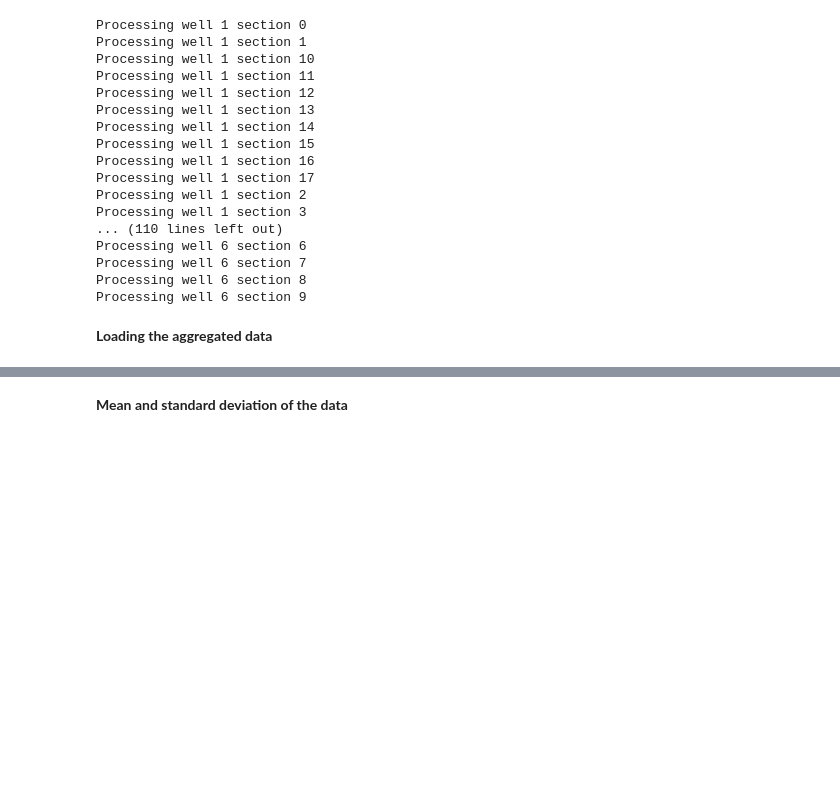
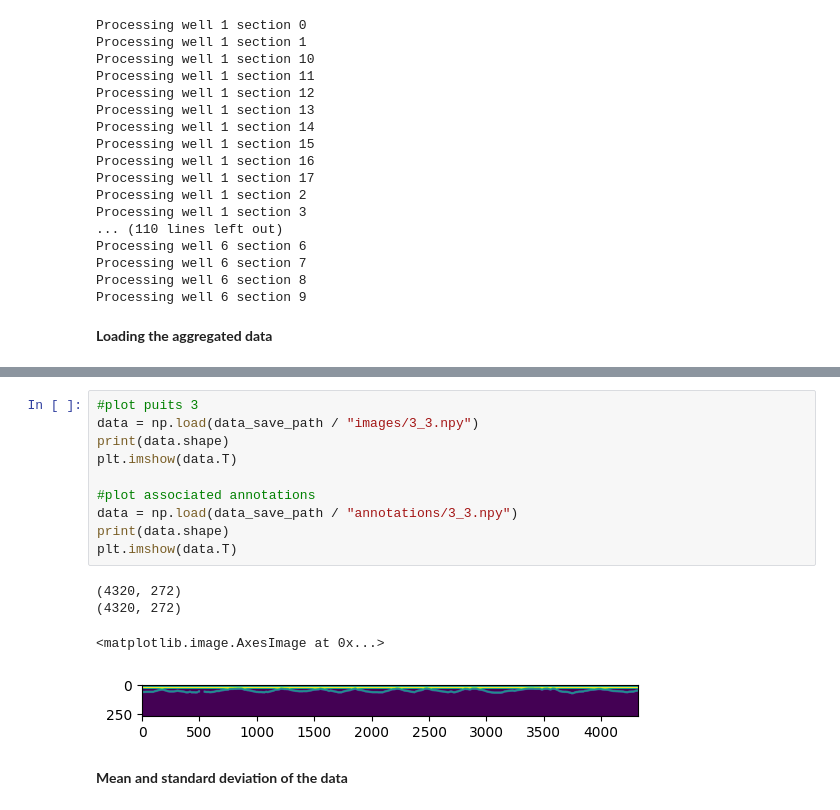
Before and after one commit to mathis-wauquiez/EchoCemDataChallenge, a Jupyter notebook: notebooks/data_loading.ipynb, the cells around one changed output, grey strips where cells are left out. Saved outputs shown, nothing was run; the diff lists cells and outputs as text; blank space fills up the shorter version.

```diff
--- a/notebooks/data_loading.ipynb
+++ b/notebooks/data_loading.ipynb
@@ -162,3 +196,18 @@ plt.show()
+# %%
+#plot puits 3
+data = np.load(data_save_path / "images/3_3.npy")
+print(data.shape)
+plt.imshow(data.T)
+
+#plot associated annotations
+data = np.load(data_save_path / "annotations/3_3.npy")
+print(data.shape)
+plt.imshow(data.T)
+# %% [output]
+(4320, 272)
+(4320, 272)
+<matplotlib.image.AxesImage at 0x...>
+[figure, added]
 # %% [markdown]
 **Mean and standard deviation of the data**
 # %%
```
Also changed, not shown: parts of 11 cells of this notebook, 1 other file.
